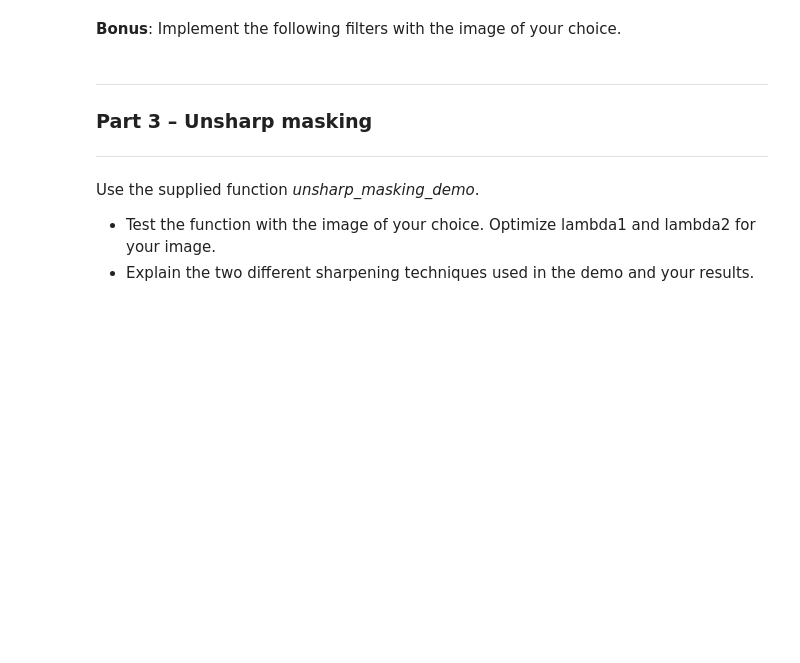
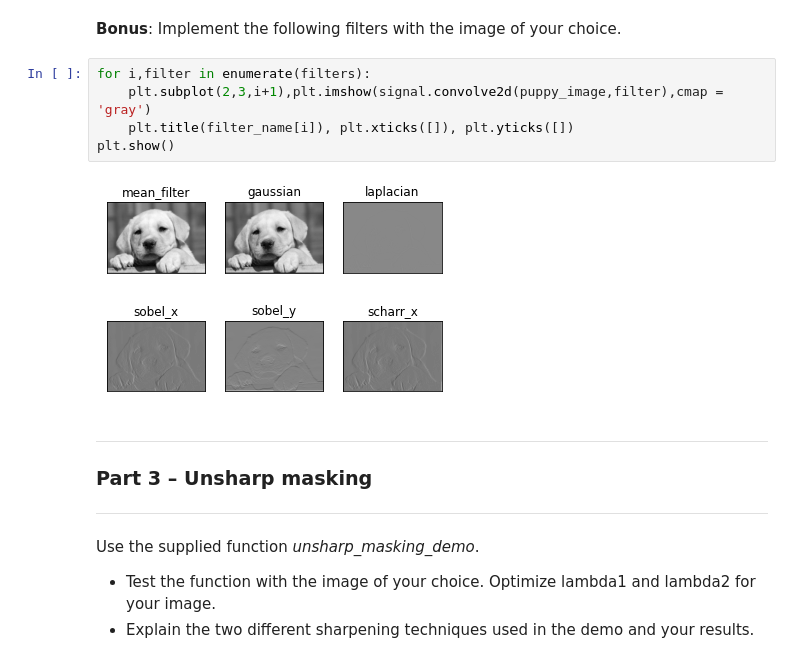
Before and after one commit to nadavschwalb/image_processing, a Jupyter notebook: Lab_4_student.ipynb, the cells around one changed output. Cells and saved outputs as stored; diff of their text form; blank space fills up the shorter version.

```diff
--- a/Lab_4_student.ipynb
+++ b/Lab_4_student.ipynb
@@ -436,5 +467,12 @@ plt.show()
 # %% [markdown]
 __Bonus__: Implement the following filters with the image of your choice.
+# %%
+for i,filter in enumerate(filters):
+    plt.subplot(2,3,i+1),plt.imshow(signal.convolve2d(puppy_image,filter),cmap = 'gray')
+    plt.title(filter_name[i]), plt.xticks([]), plt.yticks([])
+plt.show()
+# %% [output]
+[figure, added]
 # %% [markdown]
 ___
 ### Part 3 – Unsharp masking
```
Also changed, not shown: parts of 14 cells of this notebook.
